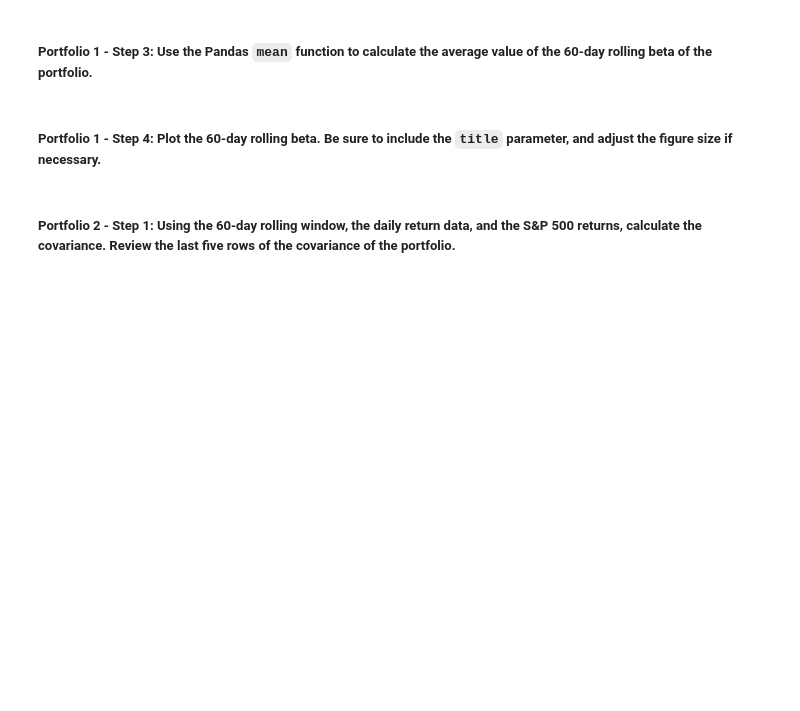
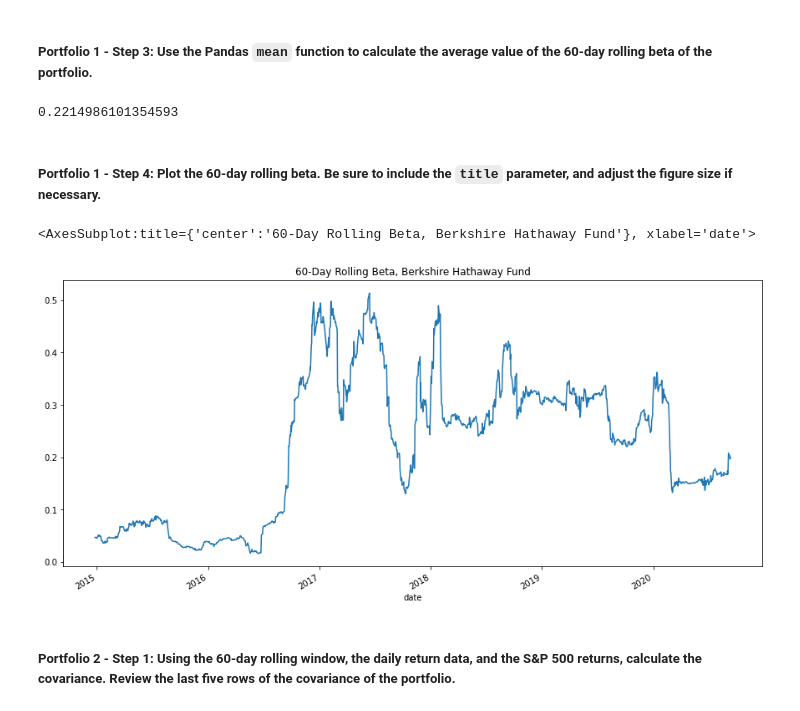
Before and after one commit to daybydata/Basic_Risk_Reward_Analysis, a Jupyter notebook: risk_return_analysis.ipynb, the cells around one changed output. Cells and saved outputs as stored; diff of their text form; code cells hidden in the pictures; blank space fills up the shorter version.

```diff
--- a/risk_return_analysis.ipynb
+++ b/risk_return_analysis.ipynb
@@ -478,7 +473,9 @@ dtype: float64
 ##### Portfolio 1 - Step 2: Calculate the beta of the portfolio. To do that, divide the covariance of the portfolio by the variance of the S&P 500.
 # %%
 # Calculate the beta based on the 60-day rolling covariance compared to the market (S&P 500)
+# Divide the covariance of the fund versus the S&P 500 by the variance of the S&P 500
+
+beta_berkshire = df_daily_returns["BERKSHIRE HATHAWAY INC"].rolling(window=60).cov(df_daily_returns["S&P 500"])/df_daily_returns["S&P 500"].rolling(window=60).var()
+
 # Review the last five rows of the beta information
-# YOUR CODE HERE
-# Divide the covariance of the fund versus the S&P 500 by the variance of the S&P 500
-# amzn_beta = daily_returns_amzn_spx['AMZN'].cov(daily_returns_amzn_spx['S&P 500']) / daily_returns_amzn_spx["S&P 500"].var()
+beta_berkshire.tail(5)
@@ -486,13 +491,20 @@ dtype: float64
 ##### Portfolio 1 - Step 3: Use the Pandas `mean` function to calculate the average value of the 60-day rolling beta of the portfolio.
 # %%
 # Calculate the average of the 60-day rolling beta
-# YOUR CODE HERE
+
+mean_beta_berkshire=beta_berkshire.mean()
+mean_beta_berkshire
+# %% [output]
+0.2214986101354593
 # %% [markdown]
 ##### Portfolio 1 - Step 4: Plot the 60-day rolling beta. Be sure to include the `title` parameter, and adjust the figure size if necessary.
 # %%
 # Plot the rolling beta
 # Include a title parameter and adjust the figure size
-# YOUR CODE HERE
+beta_berkshire.plot(figsize=(15, 7), title="60-Day Rolling Beta, Berkshire Hathaway Fund")
+# %% [output]
+<AxesSubplot:title={'center':'60-Day Rolling Beta, Berkshire Hathaway Fund'}, xlabel='date'>
+[figure, added]
 # %% [markdown]
 ##### Portfolio 2 - Step 1: Using the 60-day rolling window, the daily return data, and the S&P 500 returns, calculate the covariance. Review the last five rows of the covariance of the portfolio.
 # %%
```
Also changed, not shown: parts of 8 cells of this notebook.
